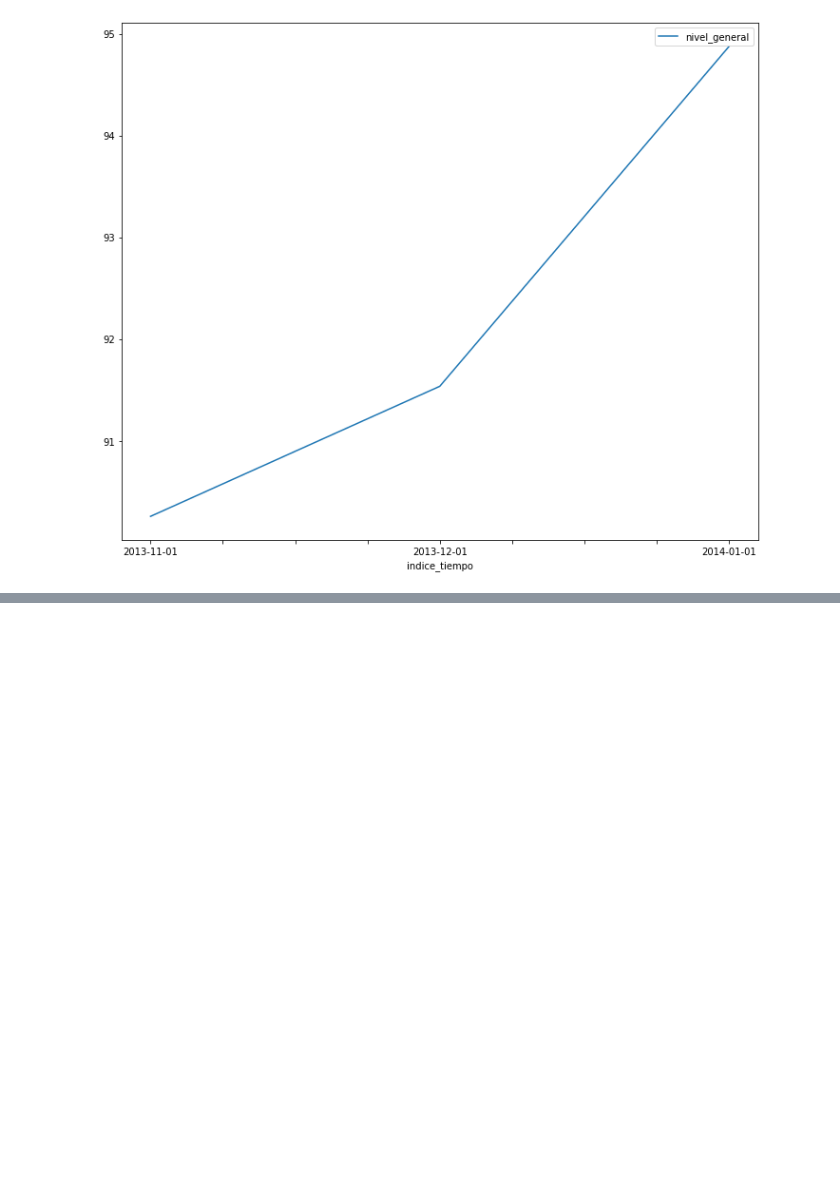
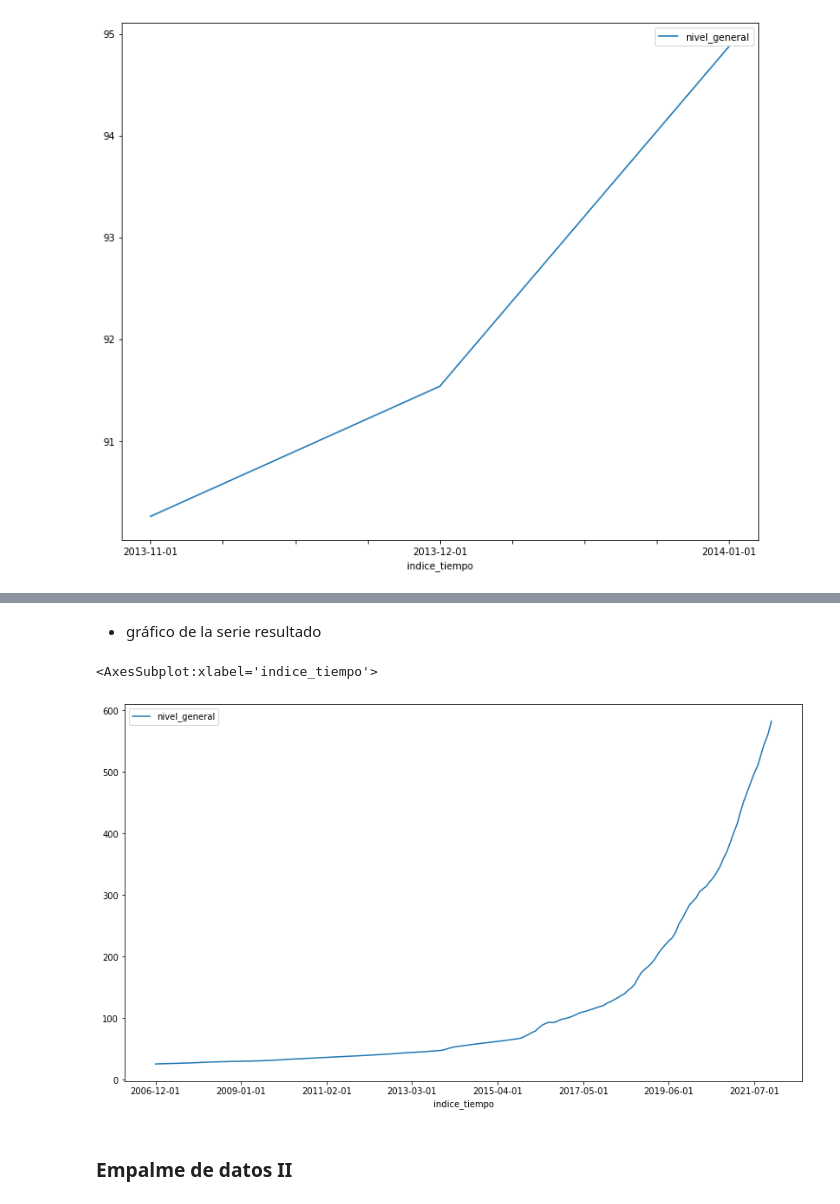
Before and after one commit to SouthGlitch/presupuesto-educativo, a Jupyter notebook: ipc.ipynb, the cells around one changed output, grey strips where cells are left out. Cells and saved outputs as stored; diff of their text form; code cells hidden in the pictures; blank space fills up the shorter version.

```diff
--- a/ipc.ipynb
+++ b/ipc.ipynb
@@ -187,0 +376,10 @@ ipc_06_to_15_base_oct13sept14.tail(1)
+# %%
+base_dic16 = ipc_base_dic16_ng.loc["2016-12-01"].at["nivel_general"]
+base_CABAjul12 = ipc_06_to_16_base_CABAjul12.loc["2016-12-01"].at["nivel_general"]
+ce_CABAjul12_to_INDECdic16 = base_dic16/base_CABAjul12
+
+print(f"""
+base INDEC diciembre 2016:          {base_dic16}
+base CABA julio 2012                {base_CABAjul12}
+coeficiente de empalme:             {ce_CABAjul12_to_INDECdic16}
+""")
@@ -187,0 +392,3 @@ ipc_06_to_15_base_oct13sept14.tail(1)
+# %%
+tmp = ipc_06_to_16_base_CABAjul12.loc[:"2016-12-01"].apply(
+    lambda x: x*ce_CABAjul12_to_INDECdic16)
@@ -187,0 +416,2 @@ ipc_06_to_15_base_oct13sept14.tail(1)
+# %%
+ipc_06_to_21_base_INDECdic16_I = pd.concat([tmp, ipc_base_dic16_ng]).drop_duplicates()
@@ -187,0 +437,7 @@ ipc_06_to_15_base_oct13sept14.tail(1)
+# %% [markdown]
+* gráfico de la serie resultado
+# %%
+ipc_06_to_21_base_INDECdic16_I.plot(figsize=(14,8))
+# %% [output]
+<AxesSubplot:xlabel='indice_tiempo'>
+[figure, added]
@@ -187,0 +446,2 @@ ipc_06_to_15_base_oct13sept14.tail(1)
+# %% [markdown]
+### Empalme de datos II
```
Also changed, not shown: parts of 119 cells of this notebook, 5 other files.
